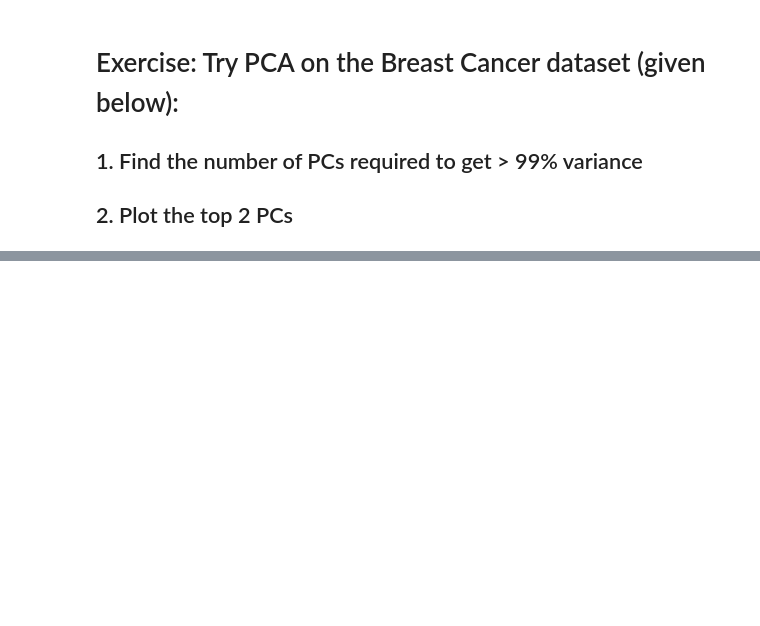
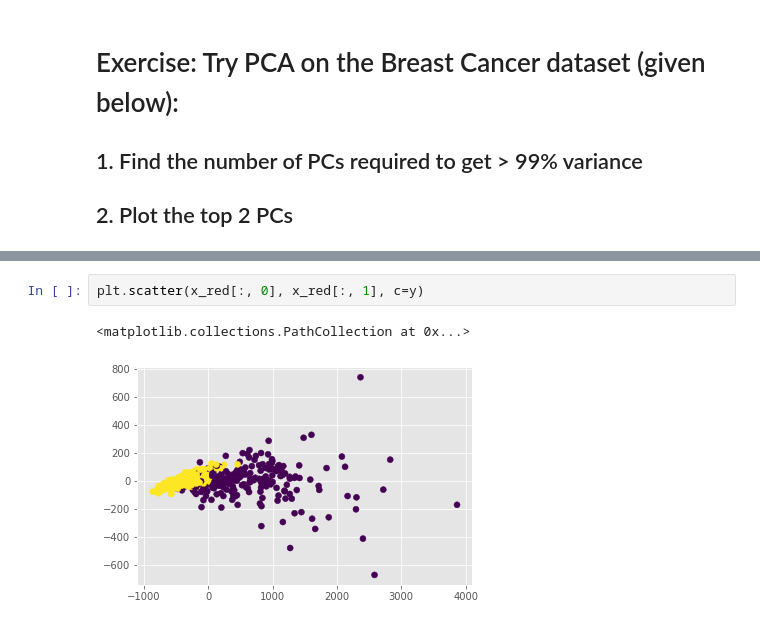
Before and after one commit to tejaswiniallikanti/upgrad-mlcloud, a Jupyter notebook: pca/04_pca_algo.ipynb, the cells around one changed output, grey strips where cells are left out. Drawn from its saved outputs; the diff is of its cells as text; blank space fills up the shorter version.

```diff
--- a/pca/04_pca_algo.ipynb
+++ b/pca/04_pca_algo.ipynb
@@ -101,0 +162,5 @@ df.head()
+# %%
+plt.scatter(x_red[:, 0], x_red[:, 1], c=y)
+# %% [output]
+<matplotlib.collections.PathCollection at 0x...>
+[figure, added]
```
Also changed, not shown: parts of 18 cells of this notebook, 41 other files.
